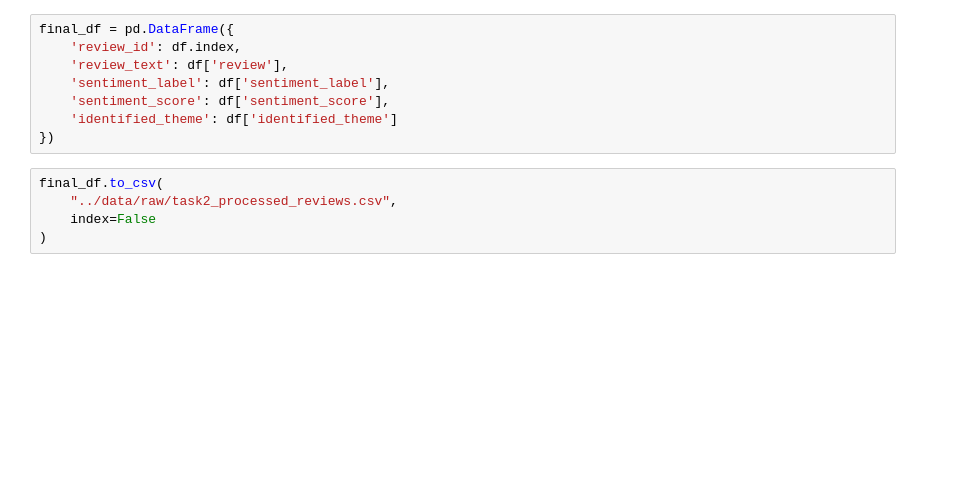
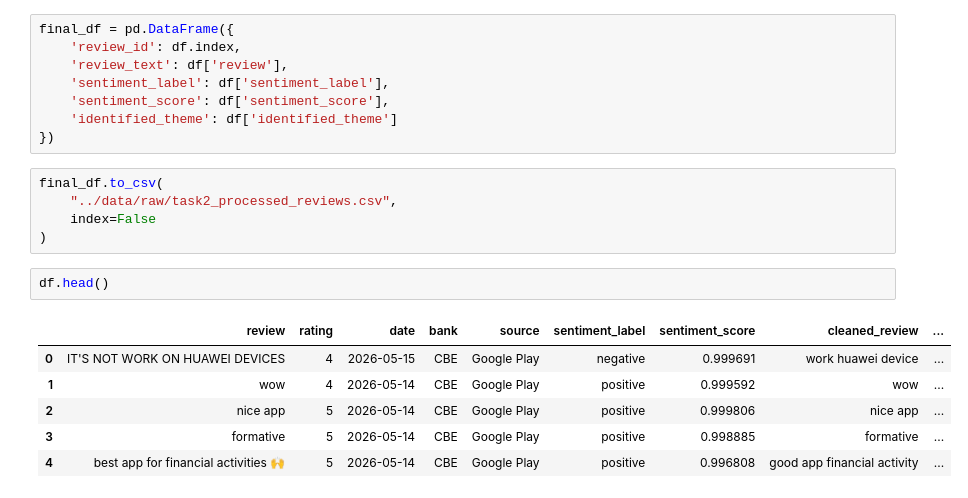
Before and after one commit to Dana-21-21/fintech-review-analytics, a Jupyter notebook: notebooks/task2_sentiment_thematic_analysis.ipynb, the cells around one changed output. Cells and saved outputs as stored; diff of their text form; blank space fills up the shorter version.

```diff
--- a/notebooks/task2_sentiment_thematic_analysis.ipynb
+++ b/notebooks/task2_sentiment_thematic_analysis.ipynb
@@ -276,3 +325,12 @@ final_df.to_csv(
     "../data/raw/task2_processed_reviews.csv",
     index=False
 )
+# %%
+df.head()
+# %% [output]
+|  | review | rating | date | bank | source | sentiment_label | sentiment_score | cleaned_review | ... |
+| 0 | IT'S NOT WORK ON HUAWEI DEVICES | 4 | 2026-05-15 | CBE | Google Play | negative | 0.999691 | work huawei device | ... |
+| 1 | wow | 4 | 2026-05-14 | CBE | Google Play | positive | 0.999592 | wow | ... |
+| 2 | nice app | 5 | 2026-05-14 | CBE | Google Play | positive | 0.999806 | nice app | ... |
+| 3 | formative | 5 | 2026-05-14 | CBE | Google Play | positive | 0.998885 | formative | ... |
+| 4 | best app for financial activities 🙌 | 5 | 2026-05-14 | CBE | Google Play | positive | 0.996808 | good app financial activity | ... |
```
Also changed, not shown: parts of 6 cells of this notebook, 2 other files.
